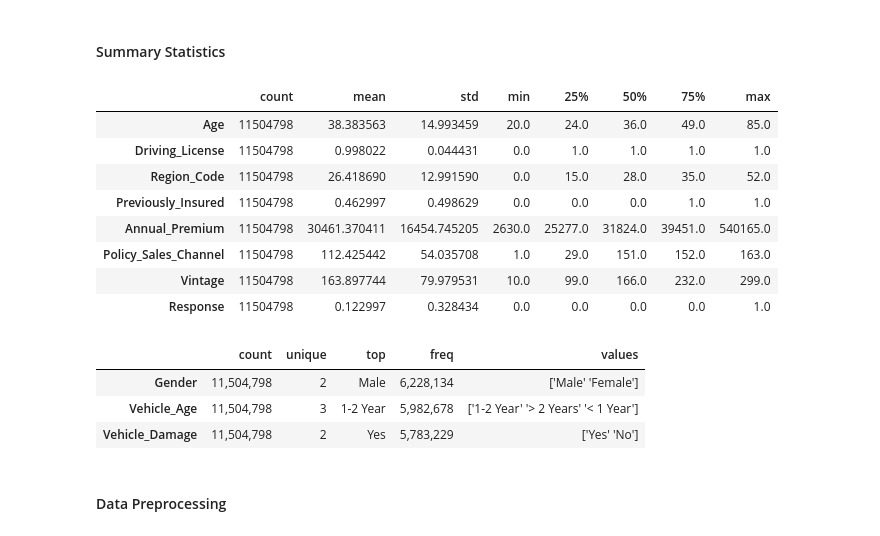
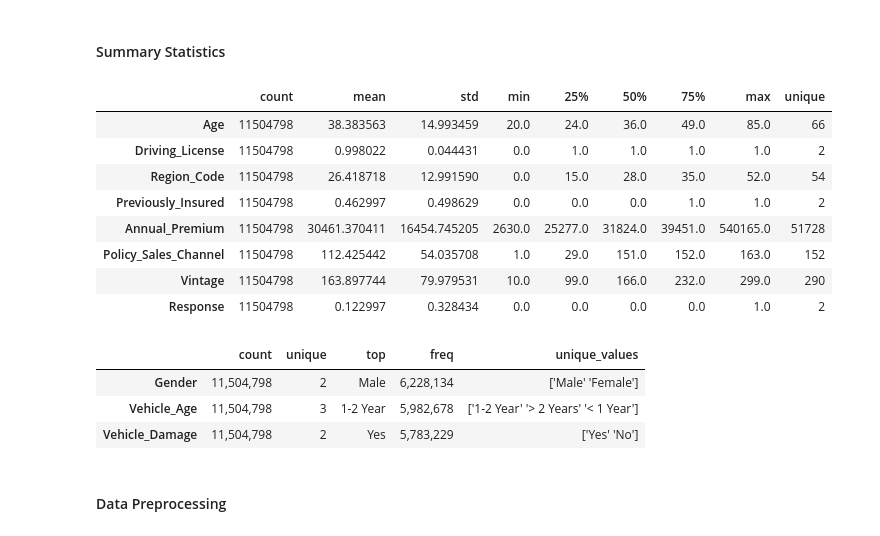
Before and after one commit to dmydud/data-science-portfolio, a Jupyter notebook: BinaryClassification_EDA_and_Prediction.ipynb, the cells around one changed output. Saved outputs shown, nothing was run; the diff lists cells and outputs as text; code cells hidden in the pictures.

Commit message:
Kaggle Notebook | EDA & Classification | Version 2

```diff
--- a/BinaryClassification_EDA_and_Prediction.ipynb
+++ b/BinaryClassification_EDA_and_Prediction.ipynb
@@ -149,14 +167,27 @@ The dataset contains various features related to customer demographics, vehicle
 Let's load the dataset and perform an initial inspection.
 # %%
 # Load the training dataset
-train_df = pd.read_csv('/kaggle/input/playground-series-s4e7/train.csv', index_col="id")
+df = pd.read_csv(
+    '/kaggle/input/playground-series-s4e7/train.csv',
+    index_col="id",
+    dtype={
+        "Age": np.int16,
+        "Driving_License": np.int16,
+        "Region_Code": np.float32,
+        "Previously_Insured": np.int16,
+        "Annual_Premium": np.int32,
+        "Policy_Sales_Channel": np.int16,
+        "Vintage": np.int16,
+        "Response": np.int16,
+    }
+)
 
 # Display the first few rows of the dataset
-display(train_df.head())
+display(df.head())
 
 # Check the data types and non-null counts
 print("\nData Types and Non-Null Counts:")
-display(train_df.info())
+display(df.info())
 # %% [output]
 |  | Gender | Age | Driving_License | Region_Code | Previously_Insured | Vehicle_Age | Vehicle_Damage | ... |
 | id |  |  |  |  |  |  |  | ... |
@@ -211,23 +242,25 @@ dtype: int64
 #### Summary Statistics
 # %%
 # Display summary statistics for numerical columns
-display(train_df.describe().T.astype({"count": int}))
+stats = df.describe().T
+stats["unique"] = df[stats.index].apply(lambda x: x.nunique())
+display(stats.astype({"count": int}))
 
 # Generating summary statistics for object and boolean columns
-stats = train_df.describe(include=["object", "bool"])
-stats.loc["values"] = train_df[stats.columns].apply(lambda x: x.unique() if x.nunique() <= 10 else "More than 10 unique values")
+stats = df.describe(include=["object", "bool"])
+stats.loc["unique_values"] = df[stats.columns].apply(lambda x: x.unique() if x.nunique() <= 10 else "More than 10 unique values")
 stats.T.style
 # %% [output]
-|  | count | mean | std | min | 25% | 50% | 75% | max |
-| Age | 11504798 | 38.383563 | 14.993459 | 20.0 | 24.0 | 36.0 | 49.0 | 85.0 |
-| Driving_License | 11504798 | 0.998022 | 0.044431 | 0.0 | 1.0 | 1.0 | 1.0 | 1.0 |
-| Region_Code | 11504798 | 26.418690 | 12.991590 | 0.0 | 15.0 | 28.0 | 35.0 | 52.0 |
-| Previously_Insured | 11504798 | 0.462997 | 0.498629 | 0.0 | 0.0 | 0.0 | 1.0 | 1.0 |
-| Annual_Premium | 11504798 | 30461.370411 | 16454.745205 | 2630.0 | 25277.0 | 31824.0 | 39451.0 | 540165.0 |
-| Policy_Sales_Channel | 11504798 | 112.425442 | 54.035708 | 1.0 | 29.0 | 151.0 | 152.0 | 163.0 |
-| Vintage | 11504798 | 163.897744 | 79.979531 | 10.0 | 99.0 | 166.0 | 232.0 | 299.0 |
-| Response | 11504798 | 0.122997 | 0.328434 | 0.0 | 0.0 | 0.0 | 0.0 | 1.0 |
+|  | count | mean | std | min | 25% | 50% | 75% | max | unique |
+| Age | 11504798 | 38.383563 | 14.993459 | 20.0 | 24.0 | 36.0 | 49.0 | 85.0 | 66 |
+| Driving_License | 11504798 | 0.998022 | 0.044431 | 0.0 | 1.0 | 1.0 | 1.0 | 1.0 | 2 |
+| Region_Code | 11504798 | 26.418718 | 12.991590 | 0.0 | 15.0 | 28.0 | 35.0 | 52.0 | 54 |
+| Previously_Insured | 11504798 | 0.462997 | 0.498629 | 0.0 | 0.0 | 0.0 | 1.0 | 1.0 | 2 |
+| Annual_Premium | 11504798 | 30461.370411 | 16454.745205 | 2630.0 | 25277.0 | 31824.0 | 39451.0 | 540165.0 | 51728 |
+| Policy_Sales_Channel | 11504798 | 112.425442 | 54.035708 | 1.0 | 29.0 | 151.0 | 152.0 | 163.0 | 152 |
+| Vintage | 11504798 | 163.897744 | 79.979531 | 10.0 | 99.0 | 166.0 | 232.0 | 299.0 | 290 |
+| Response | 11504798 | 0.122997 | 0.328434 | 0.0 | 0.0 | 0.0 | 0.0 | 1.0 | 2 |
-|  | count | unique | top | freq | values |
+|  | count | unique | top | freq | unique_values |
 | Gender | 11,504,798 | 2 | Male | 6,228,134 | ['Male' 'Female'] |
 | Vehicle_Age | 11,504,798 | 3 | 1-2 Year | 5,982,678 | ['1-2 Year' '> 2 Years' '< 1 Year'] |
 | Vehicle_Damage | 11,504,798 | 2 | Yes | 5,783,229 | ['Yes' 'No'] |
```
Also changed, not shown: parts of 44 cells of this notebook.
